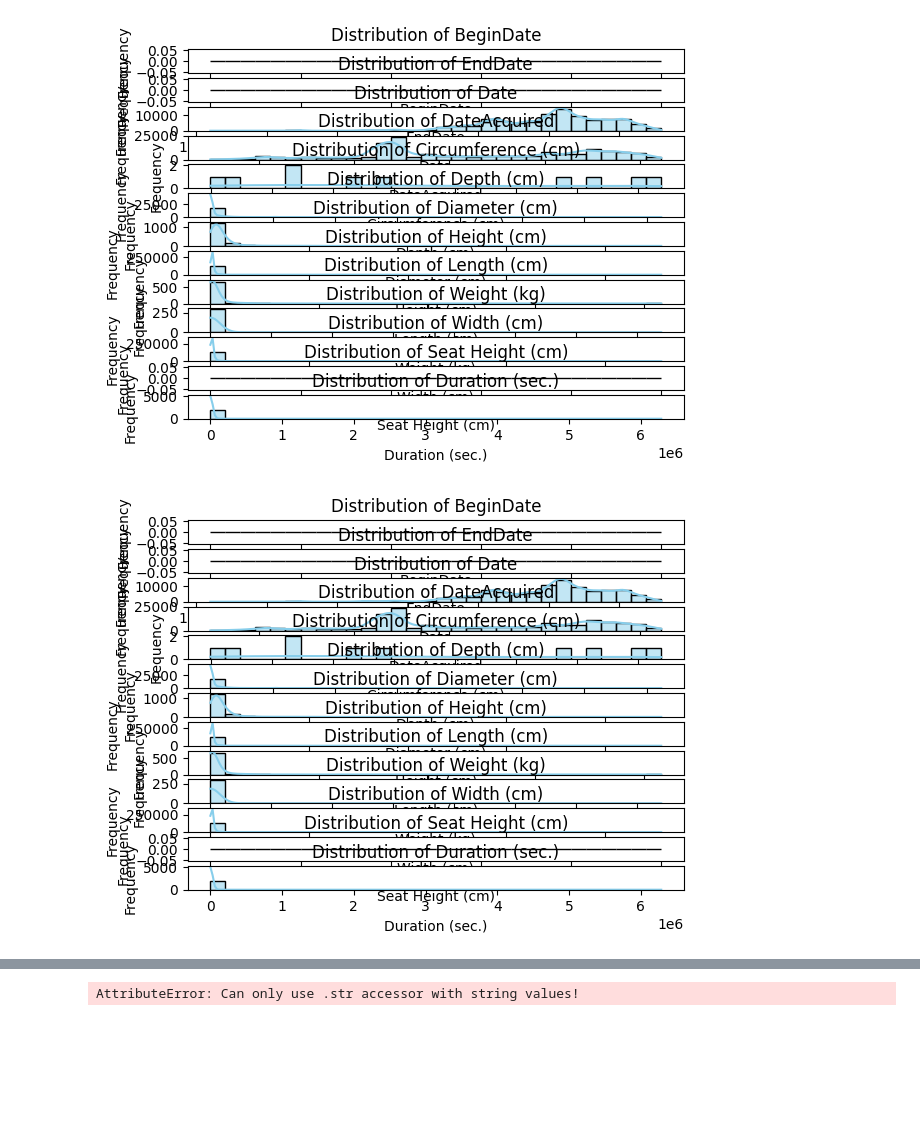
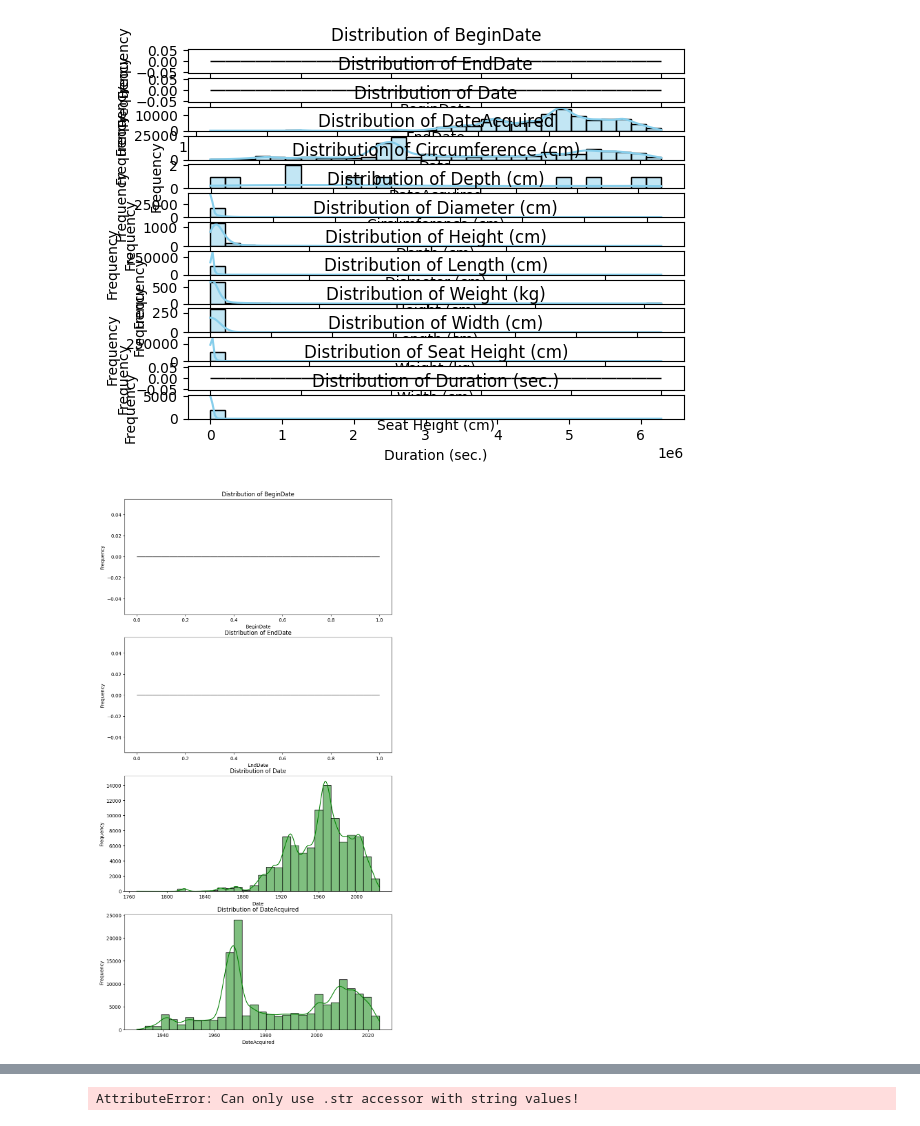
Before and after one commit to jcomita/ML-Assignment-1, a Jupyter notebook: Comita_MOMA_DataVis.ipynb, the cells around one changed output, grey strips where cells are left out. Drawn from its saved outputs; the diff is of its cells as text; code cells hidden in the pictures; blank space fills up the shorter version.

```diff
--- a/Comita_MOMA_DataVis.ipynb
+++ b/Comita_MOMA_DataVis.ipynb
@@ -373,14 +371,16 @@ for i, column in enumerate(numeric_columns, 1):
 # %% [output]
 [figure]
 # %%
-#Attempt to tighten up data plot
-for i, column in enumerate(numeric_columns, 1):
-  plt.subplot(len(numeric_columns), 1, i)
-  sns.histplot(df_moma_artworks[column], kde=True, color='skyblue', bins=30)
+#Start over, do less data
+#Examine all datetime
+datetime_columns = df_moma_artworks.select_dtypes(include=['datetime64']).columns
+plt.figure(figsize=(10, 20))
+for i, column in enumerate(datetime_columns, 1):
+  plt.subplot(len(datetime_columns), 1, i)
+  sns.histplot(df_moma_artworks[column], kde=True, color='green', bins=30)
   plt.title(f'Distribution of {column}')
   plt.xlabel(column)
   plt.ylabel('Frequency')
-  plt.tight_layout()
   plt.show
 # %% [output]
-[figure, old version]
+[figure, new version]
```
Also changed, not shown: parts of 9 cells of this notebook.
